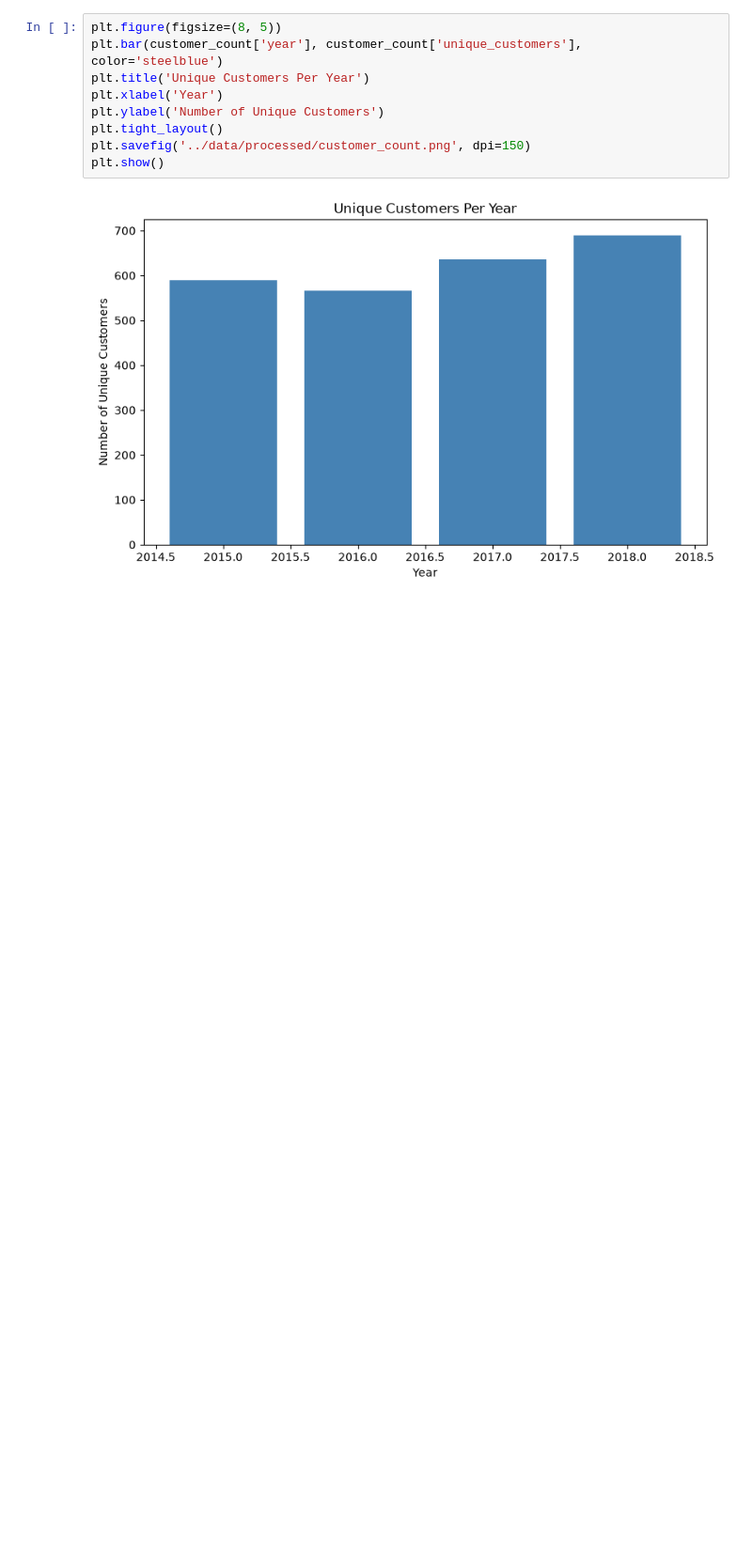
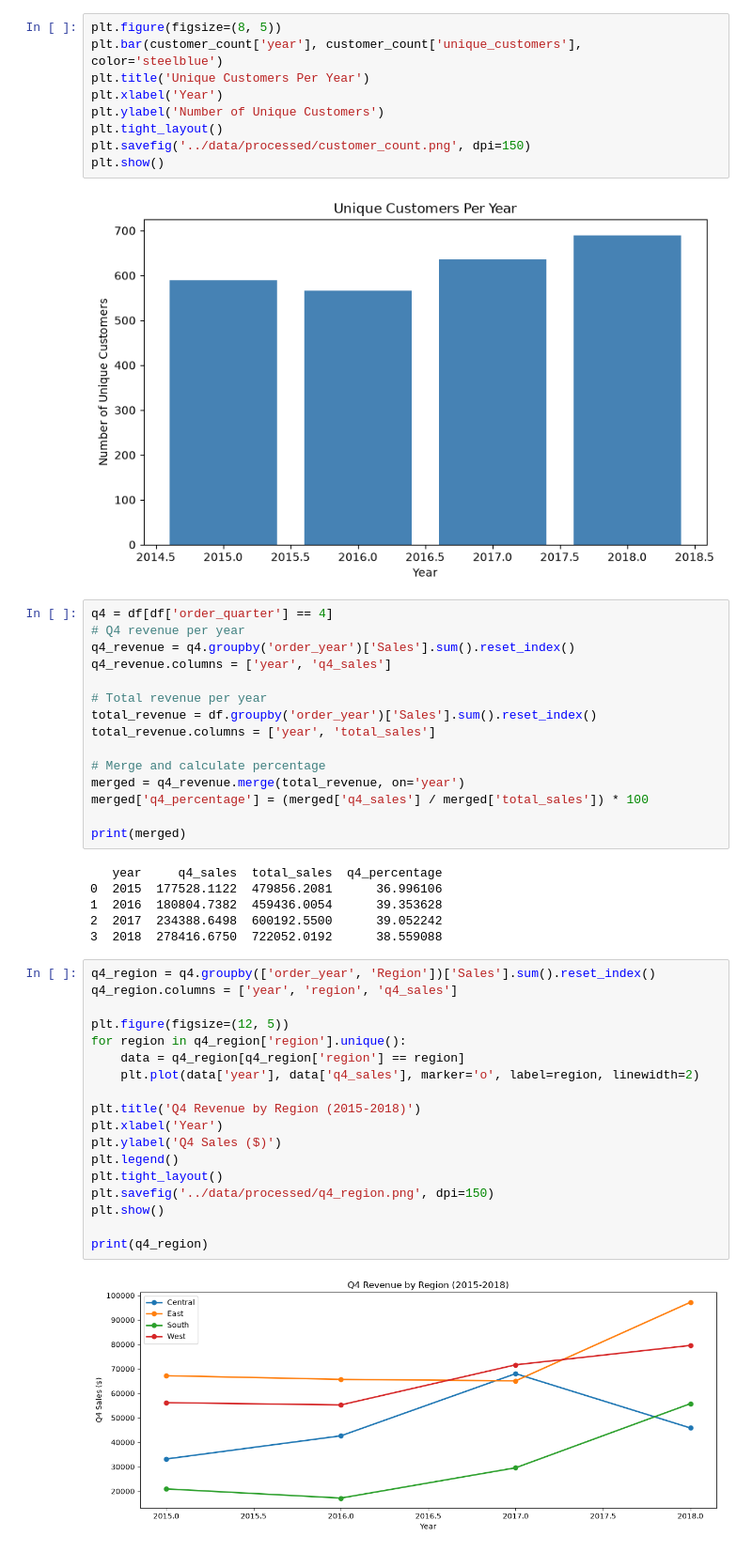
Before and after one commit to AhmadTaha05/superstore-sales-analysis, a Jupyter notebook: notebooks/01_eda.ipynb, the cells around one changed output. Shown at 94% size. Saved outputs shown, nothing was run; the diff lists cells and outputs as text; blank space fills up the shorter version.

```diff
--- a/notebooks/01_eda.ipynb
+++ b/notebooks/01_eda.ipynb
@@ -310,3 +310,44 @@ plt.savefig('../data/processed/customer_count.png', dpi=150)
 plt.show()
 # %% [output]
 [figure]
+# %%
+q4 = df[df['order_quarter'] == 4]
+# Q4 revenue per year
+q4_revenue = q4.groupby('order_year')['Sales'].sum().reset_index()
+q4_revenue.columns = ['year', 'q4_sales']
+
+# Total revenue per year
+total_revenue = df.groupby('order_year')['Sales'].sum().reset_index()
+total_revenue.columns = ['year', 'total_sales']
+
+# Merge and calculate percentage
+merged = q4_revenue.merge(total_revenue, on='year')
+merged['q4_percentage'] = (merged['q4_sales'] / merged['total_sales']) * 100
+
+print(merged)
+# %% [output]
+   year     q4_sales  total_sales  q4_percentage
+0  2015  177528.1122  479856.2081      36.996106
+1  2016  180804.7382  459436.0054      39.353628
+2  2017  234388.6498  600192.5500      39.052242
+3  2018  278416.6750  722052.0192      38.559088
+# %%
+q4_region = q4.groupby(['order_year', 'Region'])['Sales'].sum().reset_index()
+q4_region.columns = ['year', 'region', 'q4_sales']
+
+plt.figure(figsize=(12, 5))
+for region in q4_region['region'].unique():
+    data = q4_region[q4_region['region'] == region]
+    plt.plot(data['year'], data['q4_sales'], marker='o', label=region, linewidth=2)
+
+plt.title('Q4 Revenue by Region (2015-2018)')
+plt.xlabel('Year')
+plt.ylabel('Q4 Sales ($)')
+plt.legend()
+plt.tight_layout()
+plt.savefig('../data/processed/q4_region.png', dpi=150)
+plt.show()
+
+print(q4_region)
+# %% [output]
+[figure, added]
```
Also changed, not shown: parts of 3 cells of this notebook, 3 other files.
